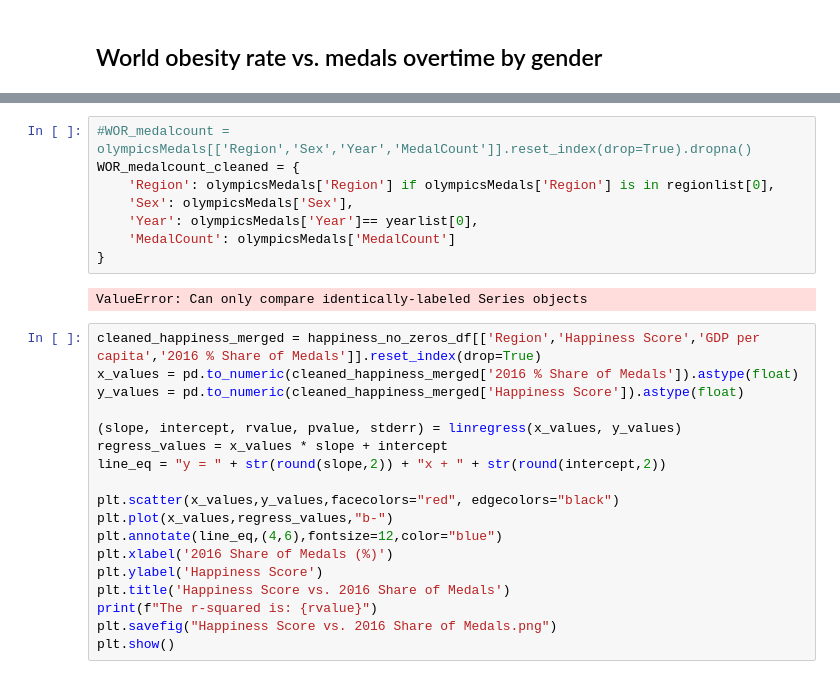
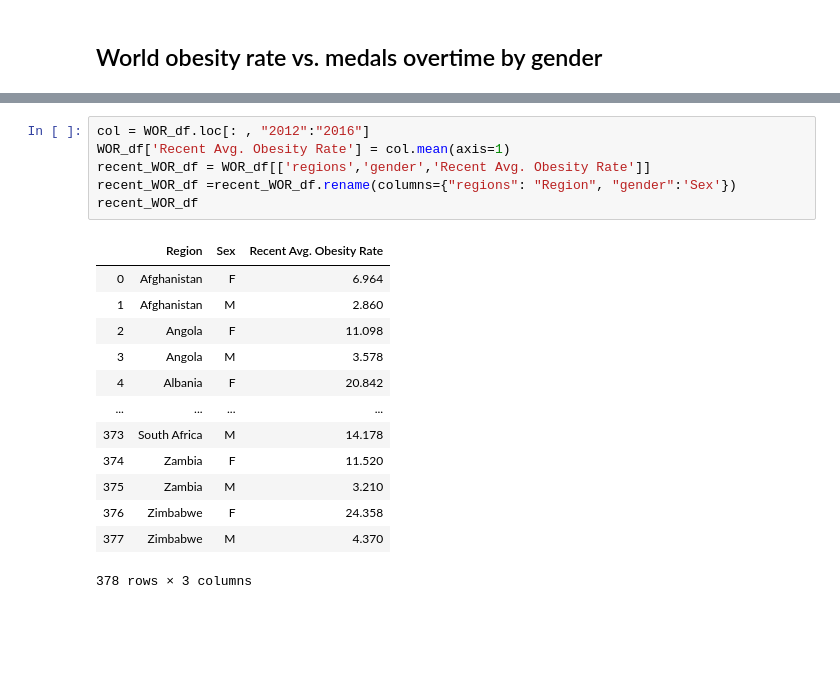
Before and after one commit to shashanksheth/project-dividebyzero, a Jupyter notebook: Amber_WIP.ipynb, the cells around one changed output, grey strips where cells are left out. Drawn from its saved outputs; the diff is of its cells as text; blank space fills up the shorter version.

```diff
--- a/Amber_WIP.ipynb
+++ b/Amber_WIP.ipynb
@@ -537,28 +573,20 @@ yearlist
-# %%
-#WOR_medalcount = olympicsMedals[['Region','Sex','Year','MedalCount']].reset_index(drop=True).dropna()
-WOR_medalcount_cleaned = {
-    'Region': olympicsMedals['Region'] if olympicsMedals['Region'] is in regionlist[0],
-    'Sex': olympicsMedals['Sex'],
-    'Year': olympicsMedals['Year']== yearlist[0],
-    'MedalCount': olympicsMedals['MedalCount']
-}
-# %% [output]
-ValueError: Can only compare identically-labeled Series objects
-# %%
-cleaned_happiness_merged = happiness_no_zeros_df[['Region','Happiness Score','GDP per capita','2016 % Share of Medals']].reset_index(drop=True)
-x_values = pd.to_numeric(cleaned_happiness_merged['2016 % Share of Medals']).astype(float)
-y_values = pd.to_numeric(cleaned_happiness_merged['Happiness Score']).astype(float)
-
-(slope, intercept, rvalue, pvalue, stderr) = linregress(x_values, y_values)
-regress_values = x_values * slope + intercept
-line_eq = "y = " + str(round(slope,2)) + "x + " + str(round(intercept,2))
-
-plt.scatter(x_values,y_values,facecolors="red", edgecolors="black")
-plt.plot(x_values,regress_values,"b-")
-plt.annotate(line_eq,(4,6),fontsize=12,color="blue")
-plt.xlabel('2016 Share of Medals (%)')
-plt.ylabel('Happiness Score')
-plt.title('Happiness Score vs. 2016 Share of Medals')
-print(f"The r-squared is: {rvalue}")
-plt.savefig("Happiness Score vs. 2016 Share of Medals.png")
-plt.show()
+# %%
+col = WOR_df.loc[: , "2012":"2016"]
+WOR_df['Recent Avg. Obesity Rate'] = col.mean(axis=1)
+recent_WOR_df = WOR_df[['regions','gender','Recent Avg. Obesity Rate']]
+recent_WOR_df =recent_WOR_df.rename(columns={"regions": "Region", "gender":'Sex'})
+recent_WOR_df
+# %% [output]
+|  | Region | Sex | Recent Avg. Obesity Rate |
+| 0 | Afghanistan | F | 6.964 |
+| 1 | Afghanistan | M | 2.860 |
+| 2 | Angola | F | 11.098 |
+| 3 | Angola | M | 3.578 |
+| 4 | Albania | F | 20.842 |
+| ... | ... | ... | ... |
+| 373 | South Africa | M | 14.178 |
+| 374 | Zambia | F | 11.520 |
+| 375 | Zambia | M | 3.210 |
+| 376 | Zimbabwe | F | 24.358 |
+| 377 | Zimbabwe | M | 4.370 |
+378 rows × 3 columns
```
Also changed, not shown: parts of 13 cells of this notebook.
